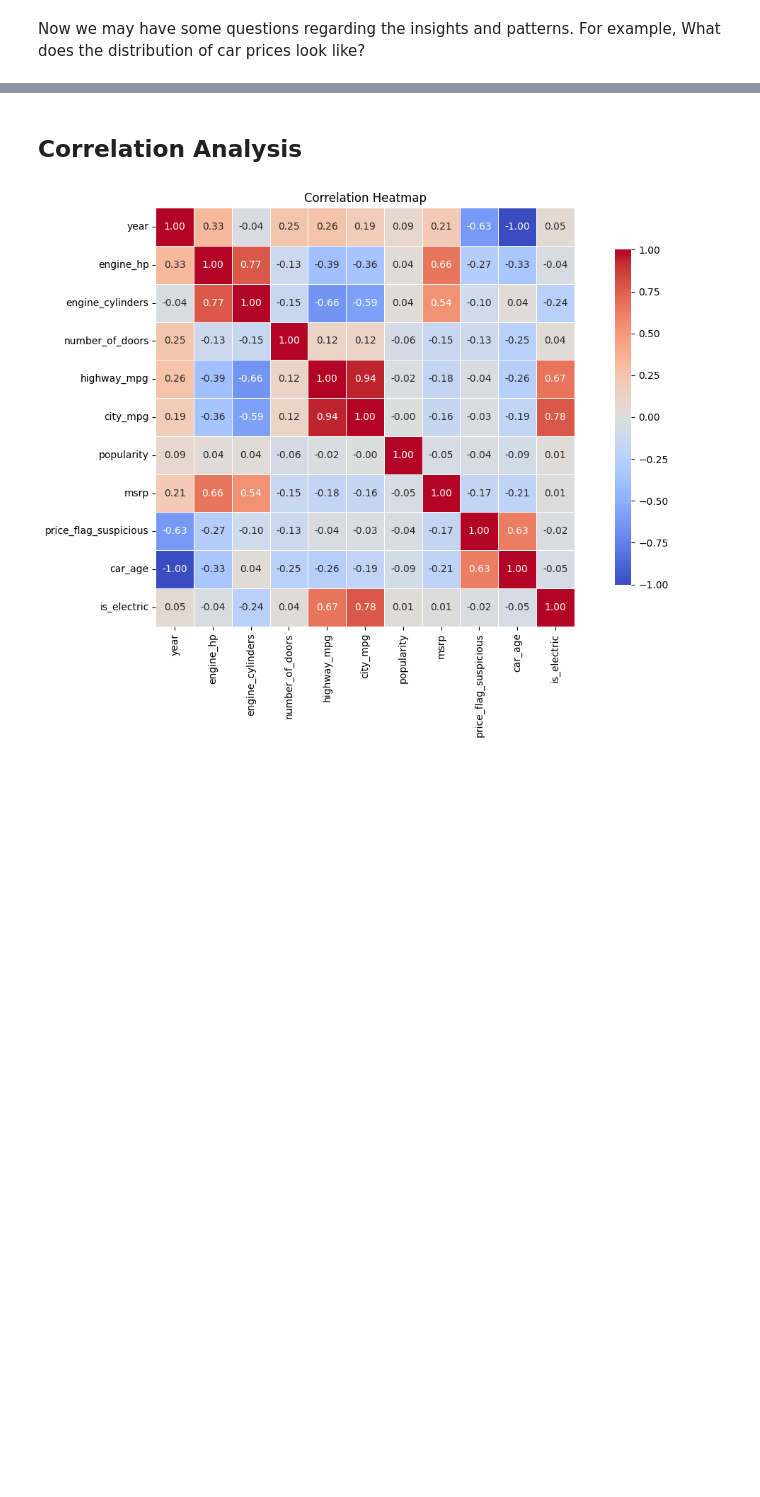
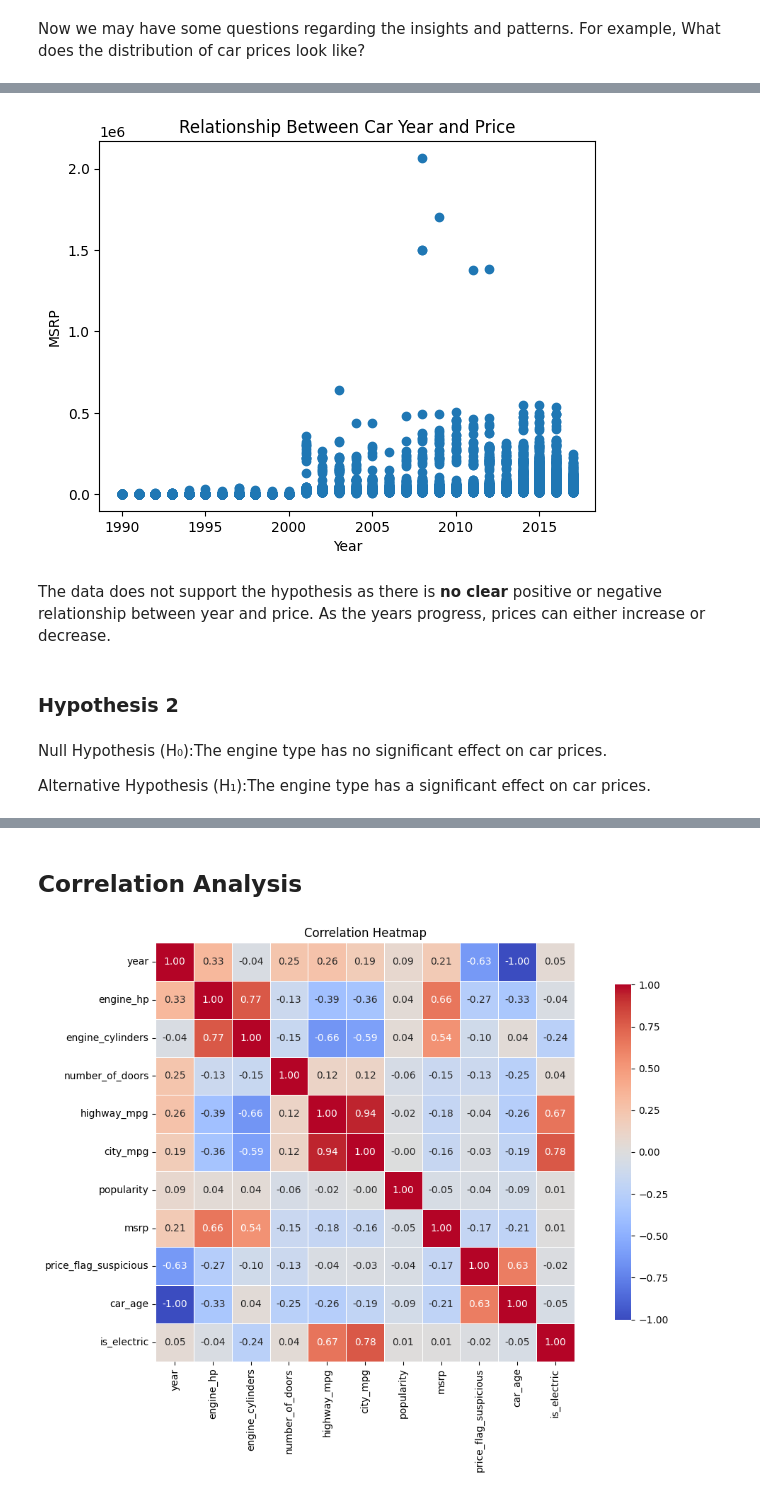
Before and after one commit to basmalamoataz/Samsung-car-price-analysis, a Jupyter notebook: Clean Data/statistics.ipynb, the cells around one changed output, grey strips where cells are left out. Drawn from its saved outputs; the diff is of its cells as text; code cells hidden in the pictures; blank space fills up the shorter version.

```diff
--- a/Clean Data/statistics.ipynb
+++ b/Clean Data/statistics.ipynb
@@ -75,0 +147,16 @@ For example, What does the distribution of car prices look like?
+# %%
+plt.scatter(df['year'], df['msrp'])
+plt.xlabel('Year')
+plt.ylabel('MSRP')
+plt.title('Relationship Between Car Year and Price')
+plt.show()
+# %% [output]
+[figure, added]
+# %% [markdown]
+The data does not support the hypothesis  as there is **no clear** positive or negative relationship between year and price. As the years progress, prices can either increase or decrease.
+# %% [markdown]
+### Hypothesis 2
+# %% [markdown]
+Null Hypothesis (H₀):The engine type has no significant effect on car prices.
+
+Alternative Hypothesis (H₁):The engine type has a significant effect on car prices.
```
Also changed, not shown: parts of 26 cells of this notebook.
